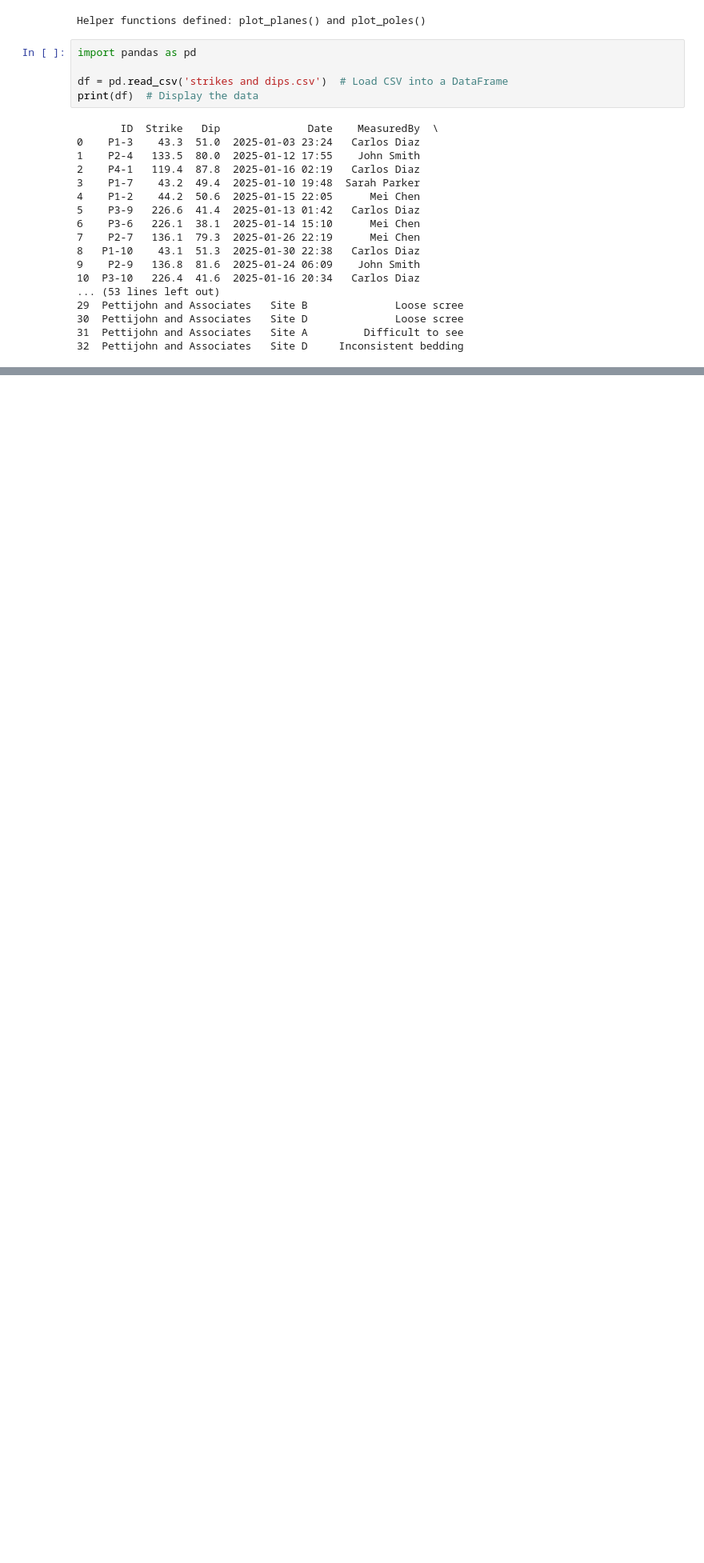
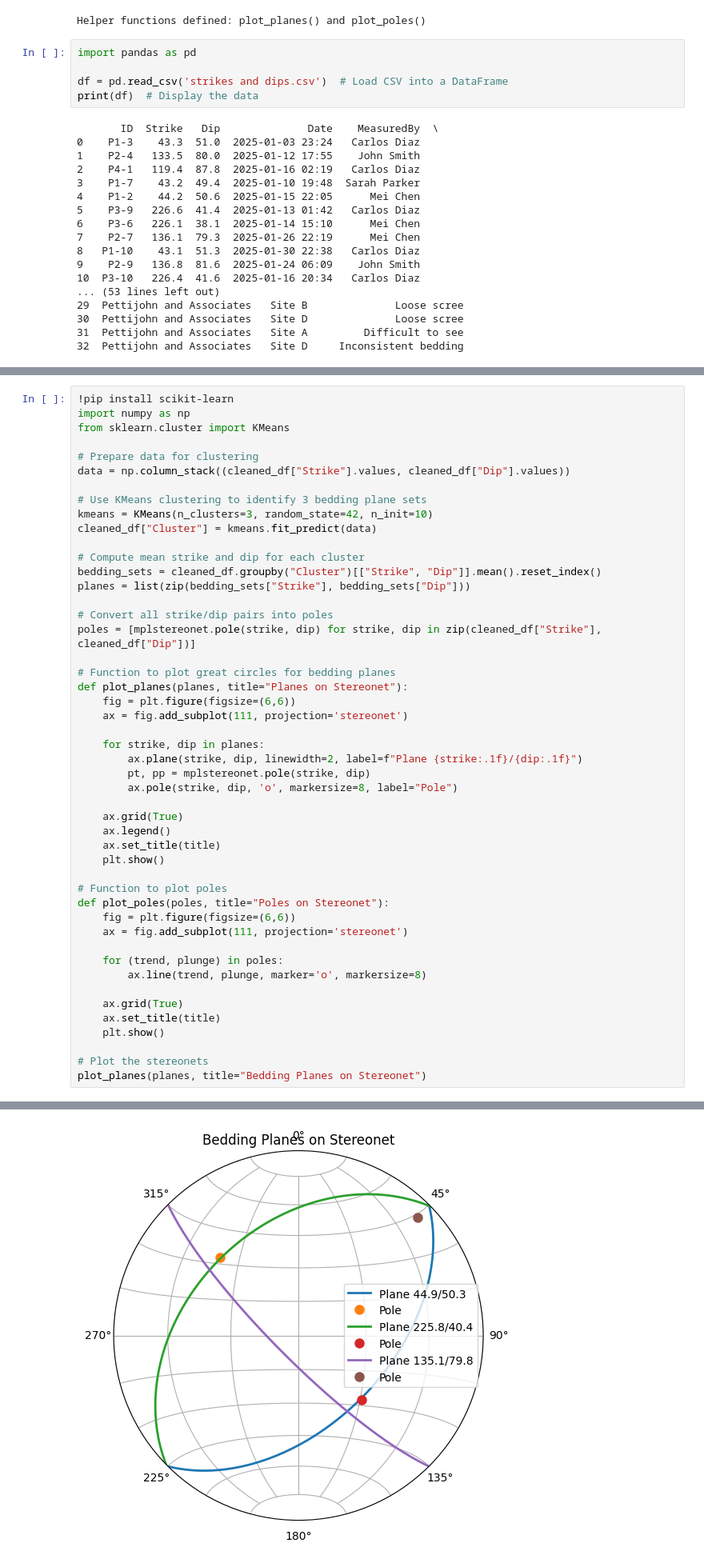
Before and after one commit to iGeology-Illinois/geol581-getting-started-with-python-seanb7, a Jupyter notebook: Python_Base_Stereonet.ipynb, the cells around one changed output, grey strips where cells are left out. Shown: that part at 80% size. Drawn from its saved outputs; the diff is of its cells as text; blank space fills up the shorter version.

```diff
--- a/Python_Base_Stereonet.ipynb
+++ b/Python_Base_Stereonet.ipynb
@@ -91,0 +162,49 @@ ModuleNotFoundError: No module named 'mplstereonet'
+# %%
+!pip install scikit-learn
+import numpy as np
+from sklearn.cluster import KMeans
+
+# Prepare data for clustering
+data = np.column_stack((cleaned_df["Strike"].values, cleaned_df["Dip"].values))
+
+# Use KMeans clustering to identify 3 bedding plane sets
+kmeans = KMeans(n_clusters=3, random_state=42, n_init=10)
+cleaned_df["Cluster"] = kmeans.fit_predict(data)
+
+# Compute mean strike and dip for each cluster
+bedding_sets = cleaned_df.groupby("Cluster")[["Strike", "Dip"]].mean().reset_index()
+planes = list(zip(bedding_sets["Strike"], bedding_sets["Dip"]))
+
+# Convert all strike/dip pairs into poles
+poles = [mplstereonet.pole(strike, dip) for strike, dip in zip(cleaned_df["Strike"], cleaned_df["Dip"])]
+
+# Function to plot great circles for bedding planes
+def plot_planes(planes, title="Planes on Stereonet"):
+    fig = plt.figure(figsize=(6,6))
+    ax = fig.add_subplot(111, projection='stereonet')
+
+    for strike, dip in planes:
+        ax.plane(strike, dip, linewidth=2, label=f"Plane {strike:.1f}/{dip:.1f}")
+        pt, pp = mplstereonet.pole(strike, dip)
+        ax.pole(strike, dip, 'o', markersize=8, label="Pole")
+
+    ax.grid(True)
+    ax.legend()
+    ax.set_title(title)
+    plt.show()
+
+# Function to plot poles
+def plot_poles(poles, title="Poles on Stereonet"):
+    fig = plt.figure(figsize=(6,6))
+    ax = fig.add_subplot(111, projection='stereonet')
+
+    for (trend, plunge) in poles:
+        ax.line(trend, plunge, marker='o', markersize=8)
+
+    ax.grid(True)
+    ax.set_title(title)
+    plt.show()
+
+# Plot the stereonets
+plot_planes(planes, title="Bedding Planes on Stereonet")
+# %% [output]
@@ -91,0 +221 @@ ModuleNotFoundError: No module named 'mplstereonet'
+[figure, added]
```
Also changed, not shown: parts of 6 cells of this notebook.
